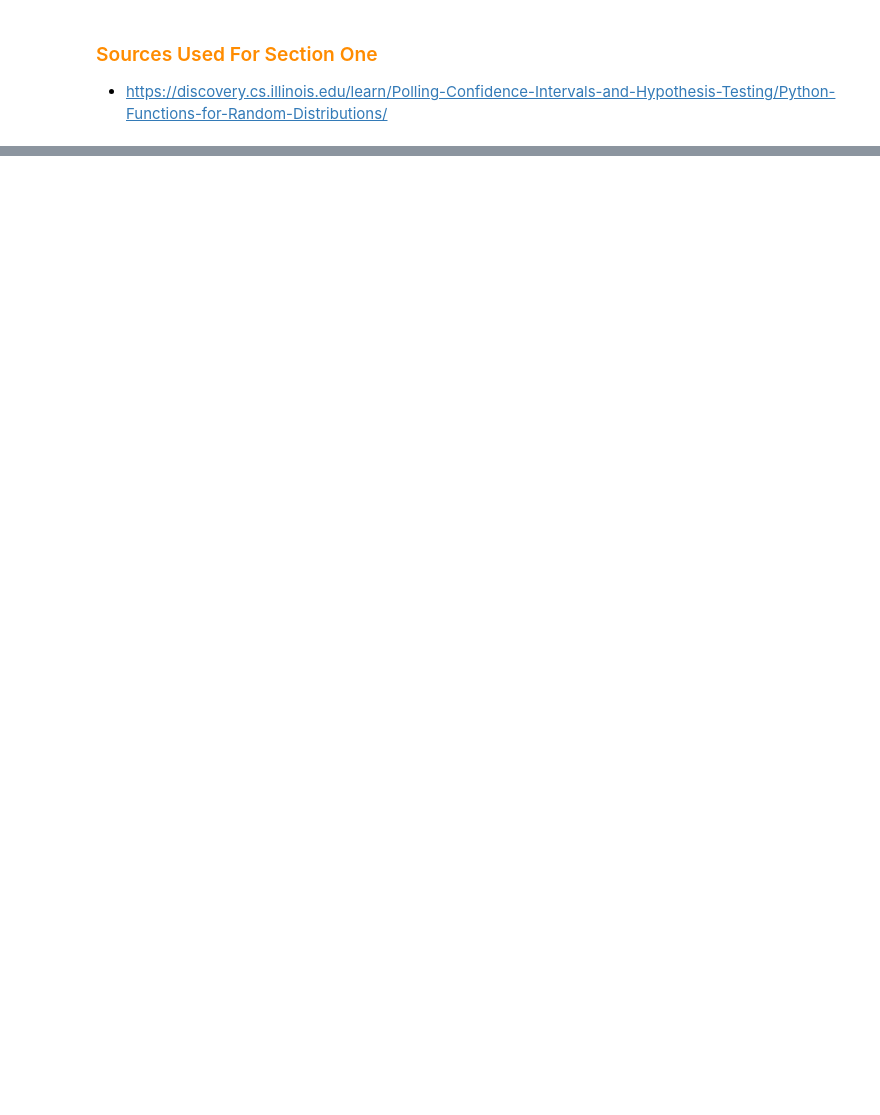
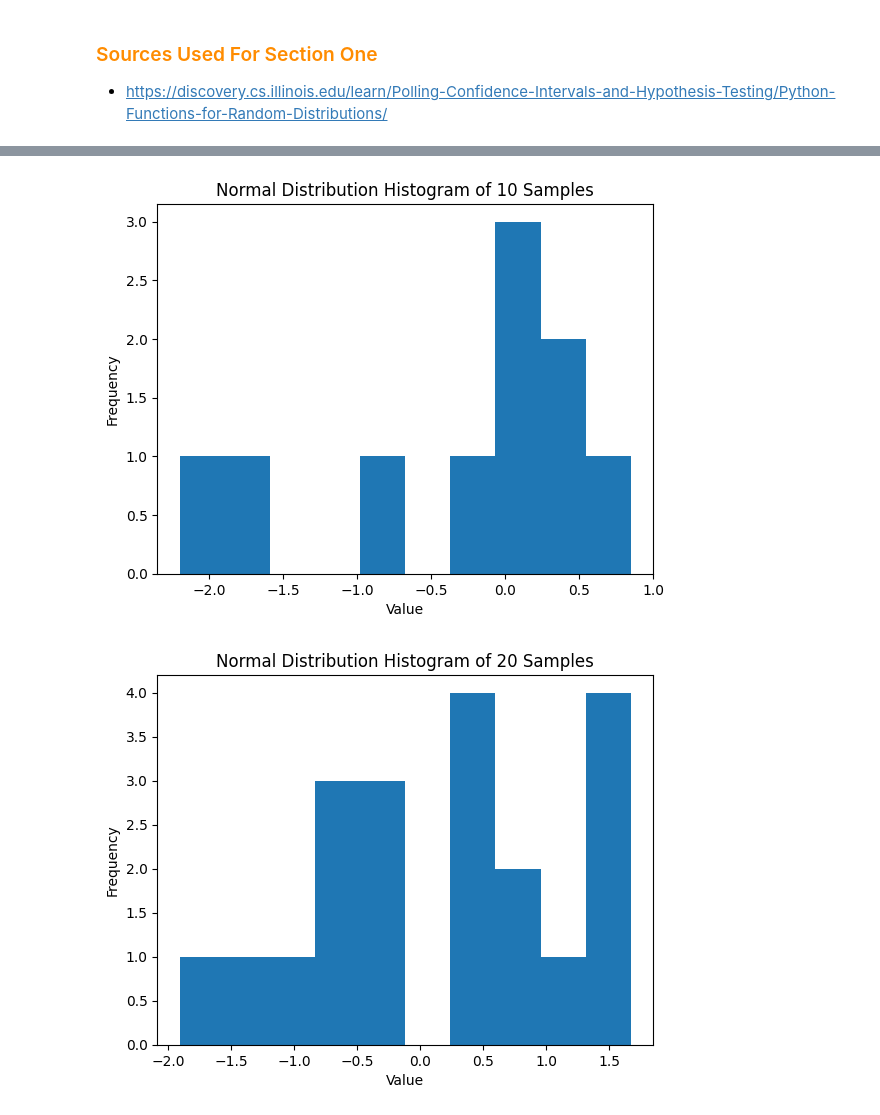
Before and after one commit to chowdhuryj-github/DataScienceDataAnalysis, a Jupyter notebook: wk_04/lab/Lab_4_JIC.ipynb, the cells around one changed output, grey strips where cells are left out. Drawn from its saved outputs; the diff is of its cells as text; code cells hidden in the pictures; blank space fills up the shorter version.

```diff
--- a/wk_04/lab/Lab_4_JIC.ipynb
+++ b/wk_04/lab/Lab_4_JIC.ipynb
@@ -205,0 +224,4 @@ plt.show()
+# %%
+# a function that accepts two parameters
+def sample(distribution, n):
+    return distribution.rvs(size=n)
@@ -205,0 +236,35 @@ plt.show()
+# %%
+# the mean, standard deviation
+mean = 0
+standard_deviation = 1
+
+# instantiating the normal distribution
+normal_dist = norm(loc=mean, scale=standard_deviation)
+
+# list of sample sizes
+sample_sizes = [10, 20, 40, 80, 160]
+
+# for looping through the sample sizes
+for size in sample_sizes:
+
+    # a list of generated values
+    generated_values = sample(normal_dist, size)
+
+    # generating a histogram
+    plt.hist(generated_values)
+
+    # setting the title, x label and y label
+    plt.title(f'Normal Distribution Histogram of {size} Samples')
+    plt.xlabel('Value')
+    plt.ylabel('Frequency')
+
+    file_name = f'Normal Distribution Histogram of {size} Samples'
+
+    # saving the figure
+    plt.savefig(rf"C:\GitHub\DataScience\wk_04\plots\{file_name}.png")
+
+    # displaying the figures
+    plt.show()
+# %% [output]
+[figure, added]
+[figure, added]
```
Also changed, not shown: parts of 14 cells of this notebook, 9 other files.
